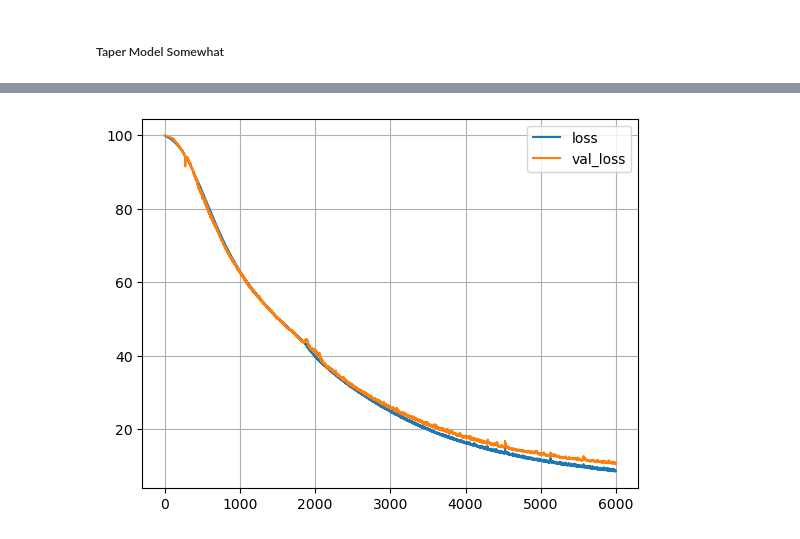
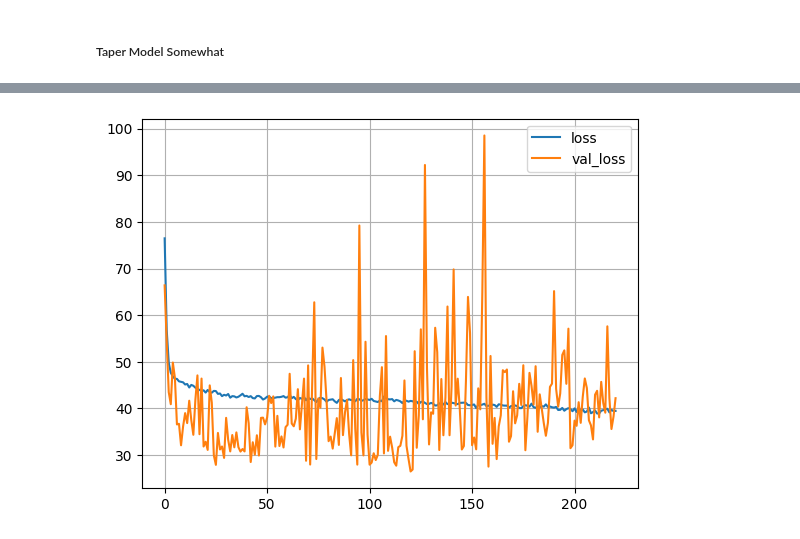
Before and after one commit to glennybarnes/Intro_to_Machine_Learning_Students, a Jupyter notebook: 023_keras_optimizations_sol.ipynb, the cells around one changed output, grey strips where cells are left out. Drawn from its saved outputs; the diff is of its cells as text; code cells hidden in the pictures.

```diff
--- a/023_keras_optimizations_sol.ipynb
+++ b/023_keras_optimizations_sol.ipynb
@@ -122,5 +151,5 @@ As we've seen, models can take a long time to train in many cases. Like with the
 In addition to this we often see models saved in the h5 format, which just saves slightly less stuff along with the model. If we are using models trained elsewhere this format is very common.
 # %%
 # Save my model
-model.save('model_path')
-model = keras.models.load_model('model_path')
+model.save('model_path.keras')
+model = keras.models.load_model('model_path.keras')
@@ -131,9 +156,3 @@ INFO:tensorflow:Assets written to: model_path/assets
-# %%
-# Calling `save('my_model.h5')` creates a h5 file `my_model.h5`.
-model.save("model_path/my_h5_model.h5")
-
-# It can be used to reconstruct the model identically.
-reconstructed_model = keras.models.load_model("model_path/my_h5_model.h5")
 # %% [markdown]
 ## Network Size
 
@@ -940,12 +1117,10 @@ plot_loss(hist_ex)
 We don't have a bunch of overfitting, so we may not expect miracles here...
 # %%
 #Comically Deep Model with Dropouts
-normalizer = tf.keras.layers.Normalization(axis=-1)
-normalizer.adapt(np.array(X_tr_ex))
 
 mod_ex = keras.Sequential()
-mod_ex.add(normalizer)
-mod_ex.add(InputLayer(input_shape=(start_width,)))
+mod_ex.add(InputLayer(shape=(start_width,)))
+model.add(BatchNormalization())
 mod_ex.add(Dense(start_width, activation='relu'))
 mod_ex.add(Dense(start_width, activation='relu'))
 mod_ex.add(Dropout(.2))
@@ -977,8 +1152,8 @@ callback = tf.keras.callbacks.EarlyStopping(monitor='val_loss', patience=20, res
 hist_ex = mod_ex.fit(
   X_tr_ex,
   y_tr_ex,
-  epochs=200,
-  batch_size=4048,
+  epochs=LARGE_EPOCHS,
+  batch_size=XL_BATCH,
   validation_split=0.2,
   callbacks=[callback],
   verbose=0
@@ -1066,50 +1239,45 @@ I tried a combo of those things to see the results. In general, this seemed to w
 </ul>
 # %%
 # Best Guess
-normalizer = tf.keras.layers.Normalization(axis=-1)
-normalizer.adapt(np.array(X_tr_ex))
 
 mod_ex = keras.Sequential()
-mod_ex.add(normalizer)
-mod_ex.add(InputLayer(input_shape=(start_width,)))
-mod_ex.add(Dense(start_width*3, activation='relu'))
+mod_ex.add(InputLayer(shape=(start_width,)))
+model.add(BatchNormalization())
+mod_ex.add(Dense(start_width, activation='relu', kernel_regularizer="l2"))
 mod_ex.add(BatchNormalization())
-#mod_ex.add(Dense(start_width*3, activation='relu'))
+mod_ex.add(Dense(start_width, activation='relu', kernel_regularizer="l2"))
+mod_ex.add(BatchNormalization())
+mod_ex.add(Dense(start_width, activation='relu', kernel_regularizer="l2"))
+mod_ex.add(BatchNormalization())
+mod_ex.add(Dense(start_width, activation='relu', kernel_regularizer="l2"))
+mod_ex.add(BatchNormalization())
+mod_ex.add(Dense(start_width, activation='relu', kernel_regularizer="l2"))
+mod_ex.add(BatchNormalization())
+mod_ex.add(Dense(start_width, activation='relu', kernel_regularizer="l2"))
+mod_ex.add(BatchNormalization())
+mod_ex.add(Dense(start_width, activation='relu', kernel_regularizer="l2"))
+mod_ex.add(BatchNormalization())
+mod_ex.add(Dense(start_width, activation='relu', kernel_regularizer="l2"))
+mod_ex.add(BatchNormalization())
+mod_ex.add(Dense(start_width, activation='relu', kernel_regularizer="l2"))
+mod_ex.add(BatchNormalization())
+mod_ex.add(Dense(start_width, activation='relu', kernel_regularizer="l2"))
+mod_ex.add(BatchNormalization())
+#mod_ex.add(Dense(half_width, activation='relu', kernel_regularizer="l2"))
 #mod_ex.add(BatchNormalization())
-mod_ex.add(Dense(start_width*2, activation='relu'))
-mod_ex.add(BatchNormalization())
-#mod_ex.add(Dropout(.2))
-mod_ex.add(Dense(start_width*2, activation='relu'))
-mod_ex.add(BatchNormalization())
-mod_ex.add(Dense(start_width, activation='relu'))
-mod_ex.add(BatchNormalization())
-mod_ex.add(Dense(start_width, activation='relu'))
-mod_ex.add(BatchNormalization())
-#mod_ex.add(Dropout(.2))
-mod_ex.add(Dense(start_width/2, activation='relu'))
-mod_ex.add(BatchNormalization())
-#mod_ex.add(Dropout(.2))
-mod_ex.add(Dense(start_width/2, activation='relu'))
-mod_ex.add(BatchNormalization())
-#mod_ex.add(Dense(start_width/3, activation='relu'))
+#mod_ex.add(Dense(third_width, activation='relu', kernel_regularizer="l2"))
 #mod_ex.add(BatchNormalization())
-#mod_ex.add(Dropout(.2))
-mod_ex.add(Dense(start_width/3, activation='relu'))
-mod_ex.add(BatchNormalization())
-mod_ex.add(Dense(start_width/4, activation='relu'))
-mod_ex.add(BatchNormalization())
 mod_ex.add(Dense(1))
-
 mod_ex.compile(optimizer='adam', loss="mean_absolute_percentage_error")
 
-callback = tf.keras.callbacks.EarlyStopping(monitor='val_loss', patience=400, restore_best_weights=True)
+callback = tf.keras.callbacks.EarlyStopping(monitor='val_loss', patience=PATIENCE*10, restore_best_weights=True)
 
 hist_ex = mod_ex.fit(
   X_tr_ex,
   y_tr_ex,
-  epochs=6000,
-  batch_size=6000,
-  validation_split=0.2,
+  epochs=LARGE_EPOCHS*5,
+  batch_size=SMALL_BATCH,
+  validation_split=0.35,
   callbacks=[callback],
   verbose=1
 )
@@ -1136 +1304 @@ Epoch 3857/6000
-[figure, old version]
+[figure, new version]
```
Also changed, not shown: parts of 26 cells of this notebook.
